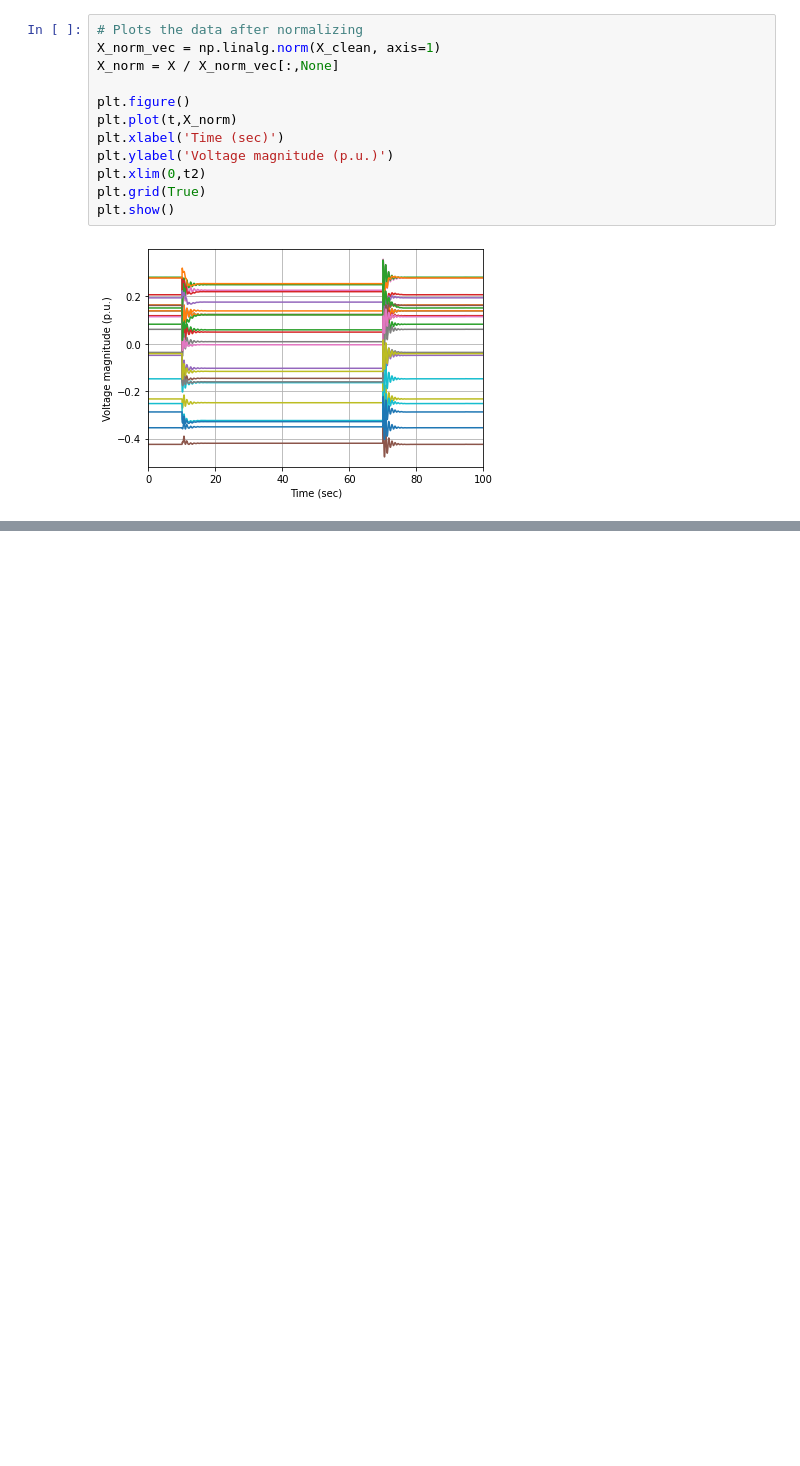
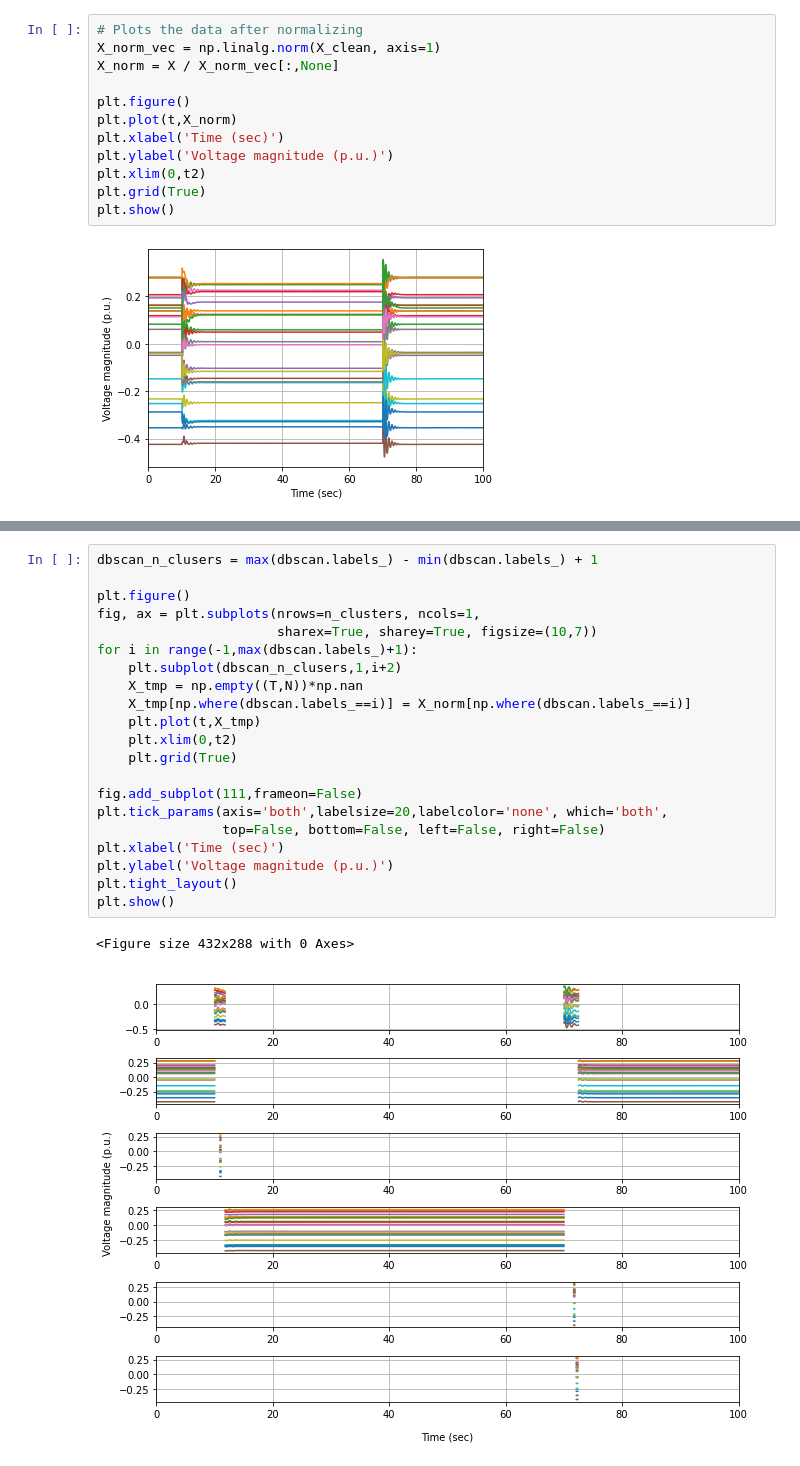
Before and after one commit to young-hwanlee/Clustering_PMU, a Jupyter notebook: cnn_pmu.ipynb, the cells around one changed output, grey strips where cells are left out. Saved outputs shown, nothing was run; the diff lists cells and outputs as text; blank space fills up the shorter version.

```diff
--- a/cnn_pmu.ipynb
+++ b/cnn_pmu.ipynb
@@ -293,0 +357,24 @@ NameError: ignored
+# %%
+dbscan_n_clusers = max(dbscan.labels_) - min(dbscan.labels_) + 1
+
+plt.figure()
+fig, ax = plt.subplots(nrows=n_clusters, ncols=1,
+                       sharex=True, sharey=True, figsize=(10,7))
+for i in range(-1,max(dbscan.labels_)+1):
+    plt.subplot(dbscan_n_clusers,1,i+2)
+    X_tmp = np.empty((T,N))*np.nan
+    X_tmp[np.where(dbscan.labels_==i)] = X_norm[np.where(dbscan.labels_==i)]
+    plt.plot(t,X_tmp)
+    plt.xlim(0,t2)
+    plt.grid(True)
+
+fig.add_subplot(111,frameon=False)
+plt.tick_params(axis='both',labelsize=20,labelcolor='none', which='both',
+                top=False, bottom=False, left=False, right=False)
+plt.xlabel('Time (sec)')
+plt.ylabel('Voltage magnitude (p.u.)')
+plt.tight_layout()
+plt.show()
+# %% [output]
+<Figure size 432x288 with 0 Axes>
+[figure, added]
```
Also changed, not shown: parts of 8 cells of this notebook.
